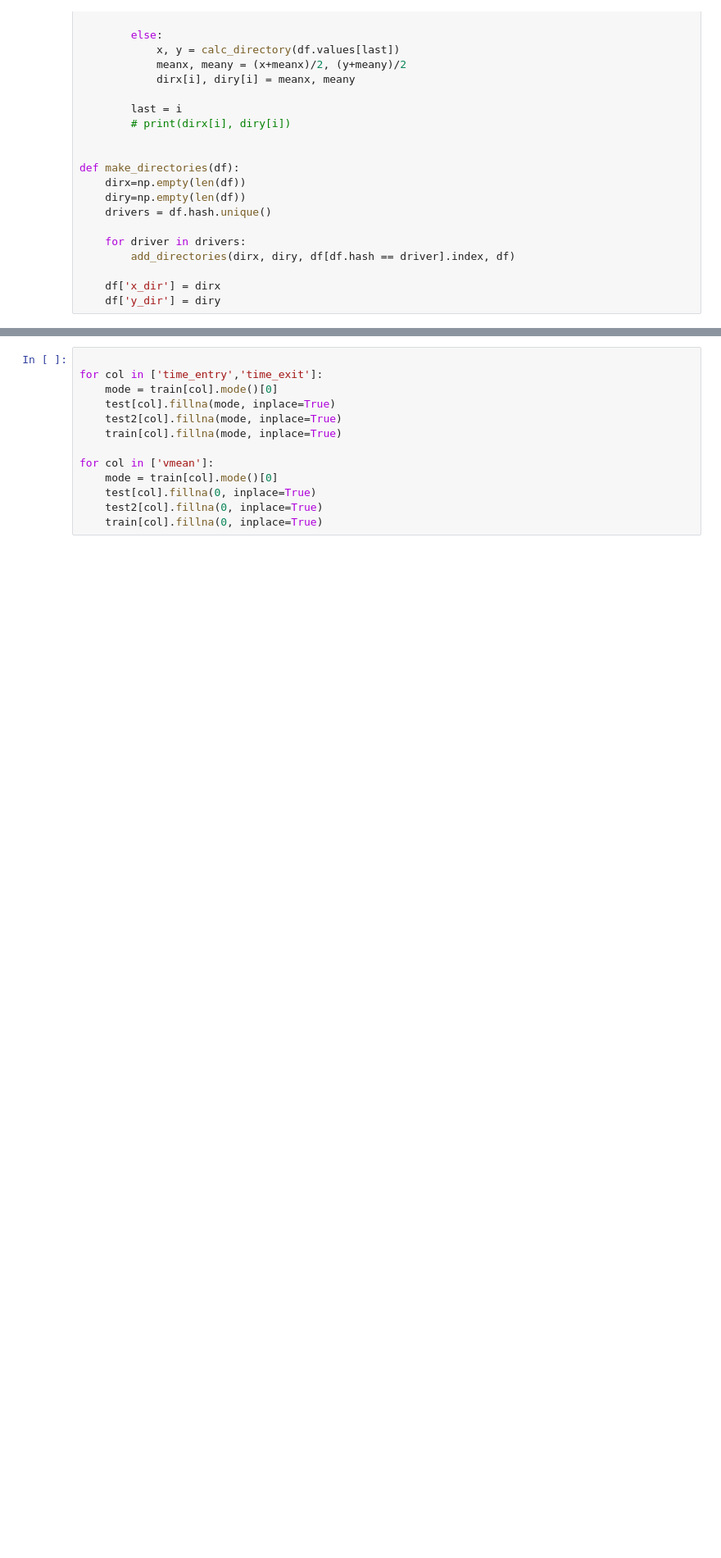
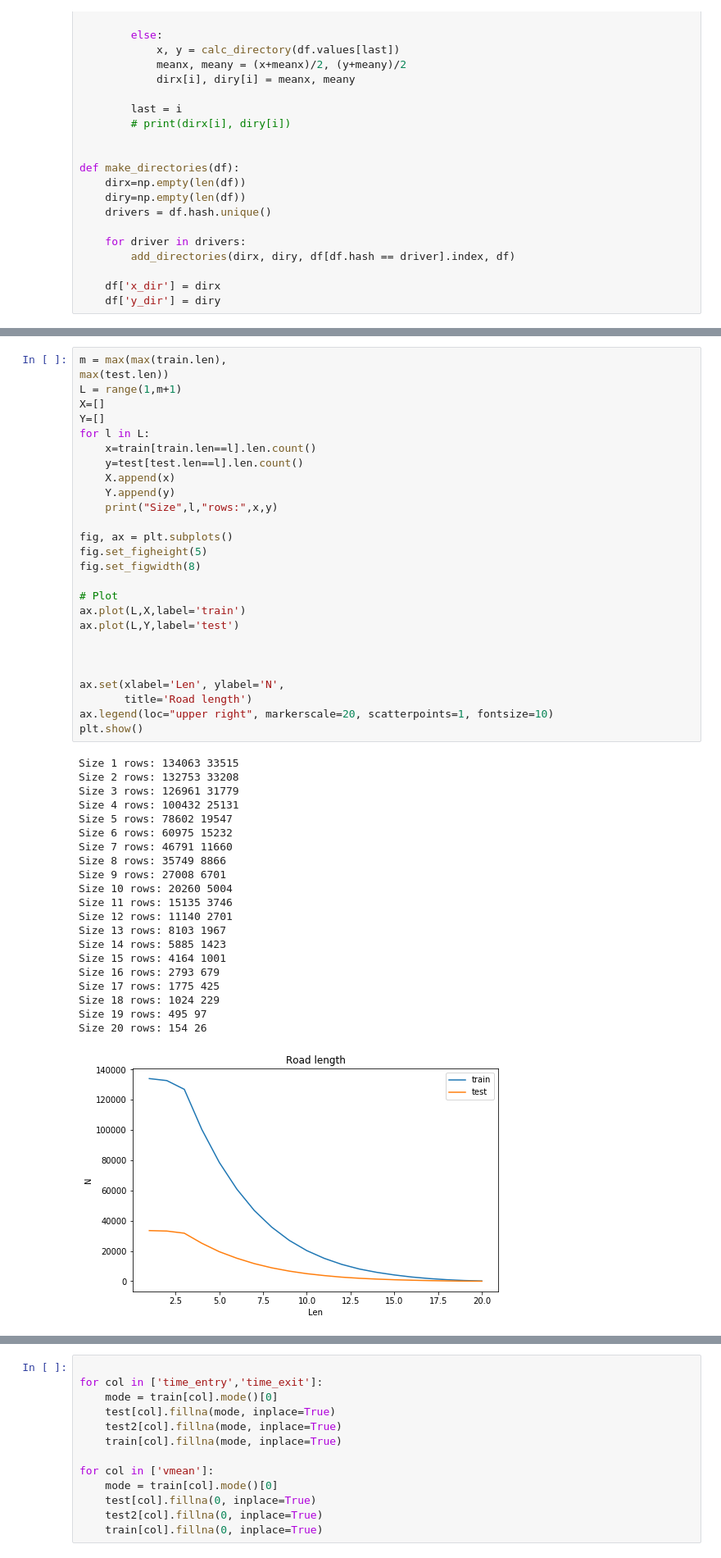
Before and after one commit to jkpawlowski96/EY_smartcity, a Jupyter notebook: EY.ipynb, the cells around one changed output, grey strips where cells are left out. Shown at 82% size. Drawn from its saved outputs; the diff is of its cells as text; blank space fills up the shorter version.

```diff
--- a/EY.ipynb
+++ b/EY.ipynb
@@ -201 +299,50 @@ time(test)
+# %%
+m = max(max(train.len),
+max(test.len))
+L = range(1,m+1)
+X=[]
+Y=[]
+for l in L:
+    x=train[train.len==l].len.count()
+    y=test[test.len==l].len.count()
+    X.append(x)
+    Y.append(y)
+    print("Size",l,"rows:",x,y)
+
+fig, ax = plt.subplots()
+fig.set_figheight(5)
+fig.set_figwidth(8)
+
+# Plot
+ax.plot(L,X,label='train')
+ax.plot(L,Y,label='test')
+
+
+
+ax.set(xlabel='Len', ylabel='N',
+       title='Road length')
+ax.legend(loc="upper right", markerscale=20, scatterpoints=1, fontsize=10)
+plt.show()
+# %% [output]
+Size 1 rows: 134063 33515
+Size 2 rows: 132753 33208
+Size 3 rows: 126961 31779
+Size 4 rows: 100432 25131
+Size 5 rows: 78602 19547
+Size 6 rows: 60975 15232
+Size 7 rows: 46791 11660
+Size 8 rows: 35749 8866
+Size 9 rows: 27008 6701
+Size 10 rows: 20260 5004
+Size 11 rows: 15135 3746
+Size 12 rows: 11140 2701
+Size 13 rows: 8103 1967
+Size 14 rows: 5885 1423
+Size 15 rows: 4164 1001
+Size 16 rows: 2793 679
+Size 17 rows: 1775 425
+Size 18 rows: 1024 229
+Size 19 rows: 495 97
+Size 20 rows: 154 26
+[figure, added]
 # %%
```
Also changed, not shown: parts of 18 cells of this notebook, 2 other files.
